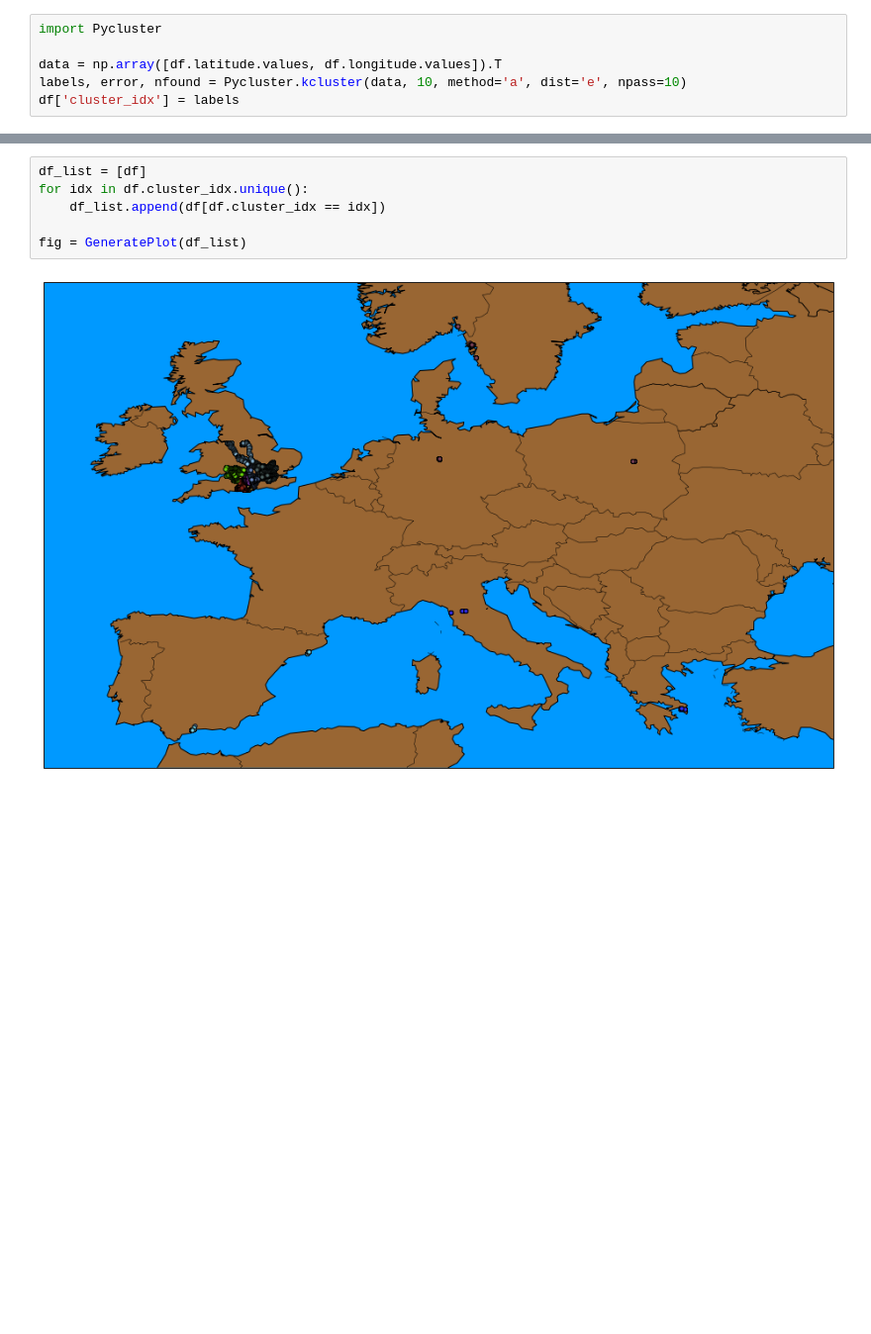
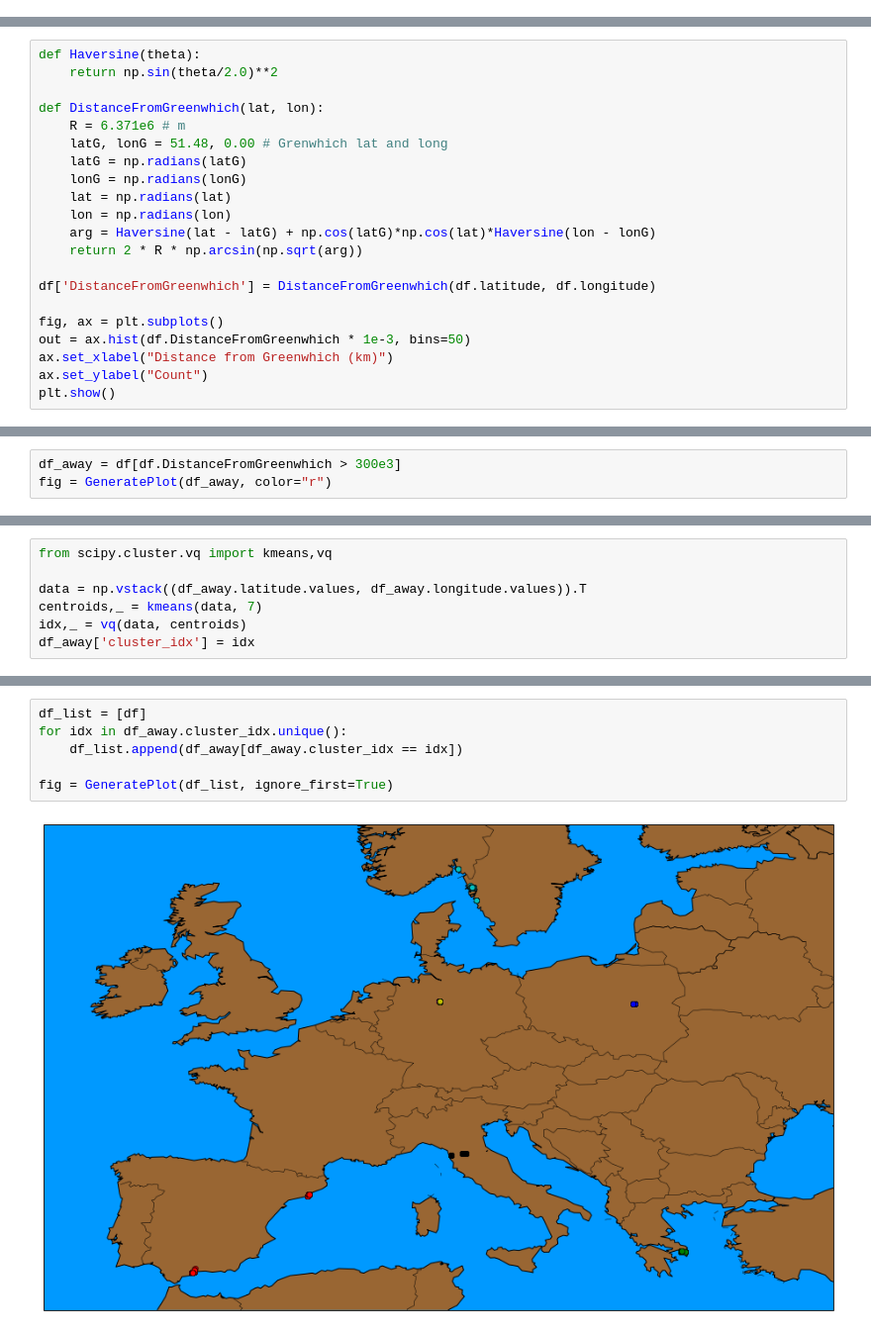
Before and after one commit to GregoryAshton/GregoryAshton.github.io, a Jupyter notebook: _notebooks/Google-location-data.ipynb, the cells around one changed output, grey strips where cells are left out. Shown: that part at 99% size. Drawn from its saved outputs; the diff is of its cells as text; blank space fills up the shorter version.

Commit message:
Location post: fixes kmeans algorithm and improves text

```diff
--- a/_notebooks/Google-location-data.ipynb
+++ b/_notebooks/Google-location-data.ipynb
@@ -98,6 +111,0 @@ fig = GeneratePlot(df)
-# %%
-import Pycluster
-
-data = np.array([df.latitude.values, df.longitude.values]).T
-labels, error, nfound = Pycluster.kcluster(data, 10, method='a', dist='e', npass=10)
-df['cluster_idx'] = labels
@@ -103,0 +140,21 @@ df['cluster_idx'] = labels
+# %%
+def Haversine(theta):
+    return np.sin(theta/2.0)**2
+
+def DistanceFromGreenwhich(lat, lon):
+    R = 6.371e6 # m
+    latG, lonG = 51.48, 0.00 # Grenwhich lat and long
+    latG = np.radians(latG)
+    lonG = np.radians(lonG)
+    lat = np.radians(lat)
+    lon = np.radians(lon)
+    arg = Haversine(lat - latG) + np.cos(latG)*np.cos(lat)*Haversine(lon - lonG)
+    return 2 * R * np.arcsin(np.sqrt(arg))
+
+df['DistanceFromGreenwhich'] = DistanceFromGreenwhich(df.latitude, df.longitude)
+
+fig, ax = plt.subplots()
+out = ax.hist(df.DistanceFromGreenwhich * 1e-3, bins=50)
+ax.set_xlabel("Distance from Greenwhich (km)")
+ax.set_ylabel("Count")
+plt.show()
@@ -103,0 +165,3 @@ df['cluster_idx'] = labels
+# %%
+df_away = df[df.DistanceFromGreenwhich > 300e3]
+fig = GeneratePlot(df_away, color="r")
@@ -103,0 +177,7 @@ df['cluster_idx'] = labels
+# %%
+from scipy.cluster.vq import kmeans,vq
+
+data = np.vstack((df_away.latitude.values, df_away.longitude.values)).T
+centroids,_ = kmeans(data, 7)
+idx,_ = vq(data, centroids)
+df_away['cluster_idx'] = idx
@@ -104,8 +186,8 @@ df['cluster_idx'] = labels
 # %%
 df_list = [df]
-for idx in df.cluster_idx.unique():
-    df_list.append(df[df.cluster_idx == idx])
+for idx in df_away.cluster_idx.unique():
+    df_list.append(df_away[df_away.cluster_idx == idx])
 
-fig = GeneratePlot(df_list)
+fig = GeneratePlot(df_list, ignore_first=True)
 # %% [output]
-[figure, old version]
+[figure, new version]
```
Also changed, not shown: parts of 18 cells of this notebook.
